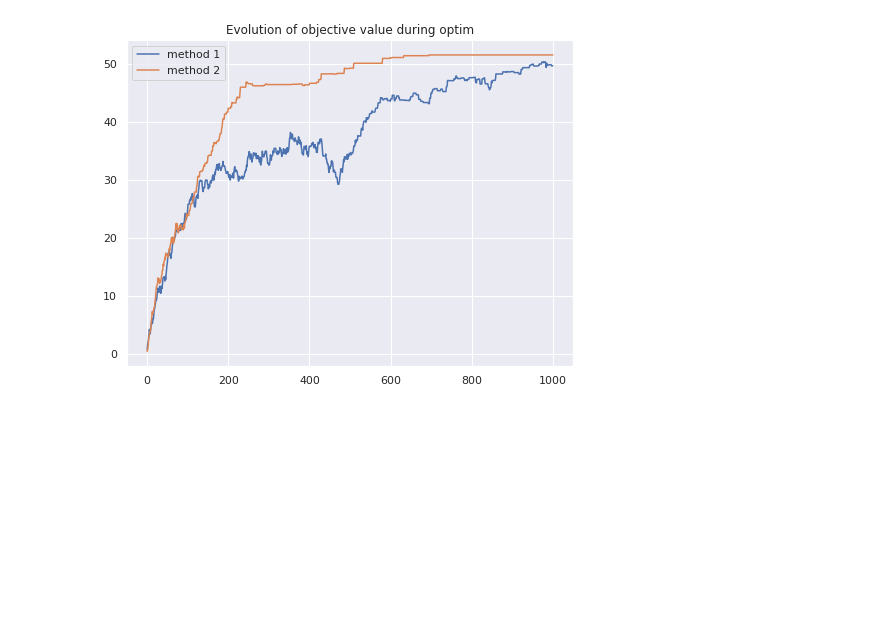
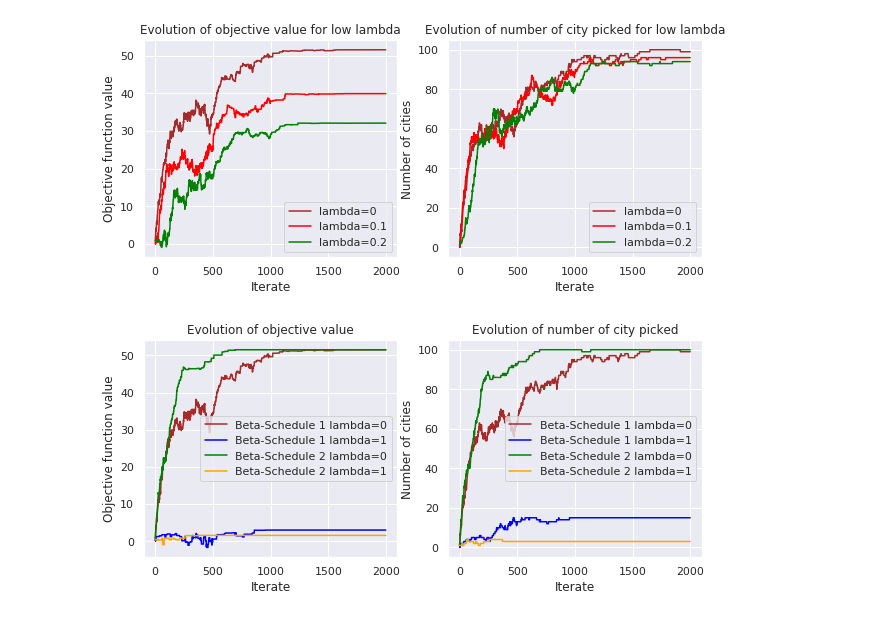
Before and after one commit to okyksl/com-516-project, a Jupyter notebook: src/mcmc_stub.ipynb, the cells around one changed output. Drawn from its saved outputs; the diff is of its cells as text; code cells hidden in the pictures; blank space fills up the shorter version.

Commit message:
commented notebook with second scheduler

```diff
--- a/src/mcmc_stub.ipynb
+++ b/src/mcmc_stub.ipynb
@@ -137,5 +168,13 @@ class MCMCSolver:
 np.random.seed(10)
 g1.refresh()
 
-mcmc = MCMCSolver(dataset = g1, lmbd = 0,beta = 1)
-n_states, objectives = mcmc.solve(n_it = 1000,verbose=False)
+States = []
+Objectives = []
+
+#testing for low lambdas value
+for lmbd in [0,0.1,0.2]:
+    mcmc = MCMCSolver(dataset = g1, lmbd = lmbd,beta = 1)
+    n_states, objectives = mcmc.solve(n_it = 2000,verbose=False)
+
+    States.append(n_states)
+    Objectives.append(objectives)
@@ -166,9 +181,22 @@ plt.show()
-# %%
-plt.figure(figsize=(8,6))
-plt.title('Evolution of objective value during optim')
-plt.plot(objectives,label='method 1')
-plt.plot(objectives2,label='method 2')
-plt.legend()
-plt.show()
-# %% [output]
-[figure, removed]
+# %%
+fig, (ax1, ax2) = plt.subplots(1, 2,figsize=(10,4))
+
+ax1.title.set_text('Evolution of objective value for low lambda')
+ax1.plot(Objectives[0],label='lambda=0',color='brown')
+ax1.plot(Objectives[1],label='lambda=0.1',color='red')
+ax1.plot(Objectives[2],label='lambda=0.2',color='green')
+ax1.set_ylabel('Objective function value')
+ax1.set_xlabel('Iterate')
+ax1.legend()
+
+
+ax2.title.set_text('Evolution of number of city picked for low lambda')
+ax2.plot(States[0],label='lambda=0',color='brown')
+ax2.plot(States[1],label='lambda=0.1',color='red')
+ax2.plot(States[2],label='lambda=0.2',color='green')
+ax2.set_ylabel('Number of cities')
+ax2.set_xlabel('Iterate')
+ax2.legend()
+plt.show()
+# %% [output]
+[figure, added]
@@ -174,0 +223,24 @@ plt.show()
+# %%
+fig, (ax1, ax2) = plt.subplots(1, 2,figsize=(10,4))
+
+ax1.title.set_text('Evolution of objective value')
+ax1.plot(objectives,label='Beta-Schedule 1 lambda=0',color='brown')
+ax1.plot(objectiveslmbd,label='Beta-Schedule 1 lambda=1',color='blue')
+ax1.plot(objectives2,label='Beta-Schedule 2 lambda=0',color='green')
+ax1.plot(objectives2lmbd,label='Beta-Schedule 2 lambda=1',color='orange')
+ax1.set_ylabel('Objective function value')
+ax1.set_xlabel('Iterate')
+ax1.legend()
+
+
+ax2.title.set_text('Evolution of number of city picked')
+ax2.plot(n_states,label='Beta-Schedule 1 lambda=0',color='brown')
+ax2.plot(n_stateslmbd,label='Beta-Schedule 1 lambda=1',color='blue')
+ax2.plot(n_states2,label='Beta-Schedule 2 lambda=0',color='green')
+ax2.plot(n_states2lmbd,label='Beta-Schedule 2 lambda=1',color='orange')
+ax2.set_ylabel('Number of cities')
+ax2.set_xlabel('Iterate')
+ax2.legend()
+plt.show()
+# %% [output]
+[figure, added]
```
Also changed, not shown: parts of 17 cells of this notebook, 4 other files.
